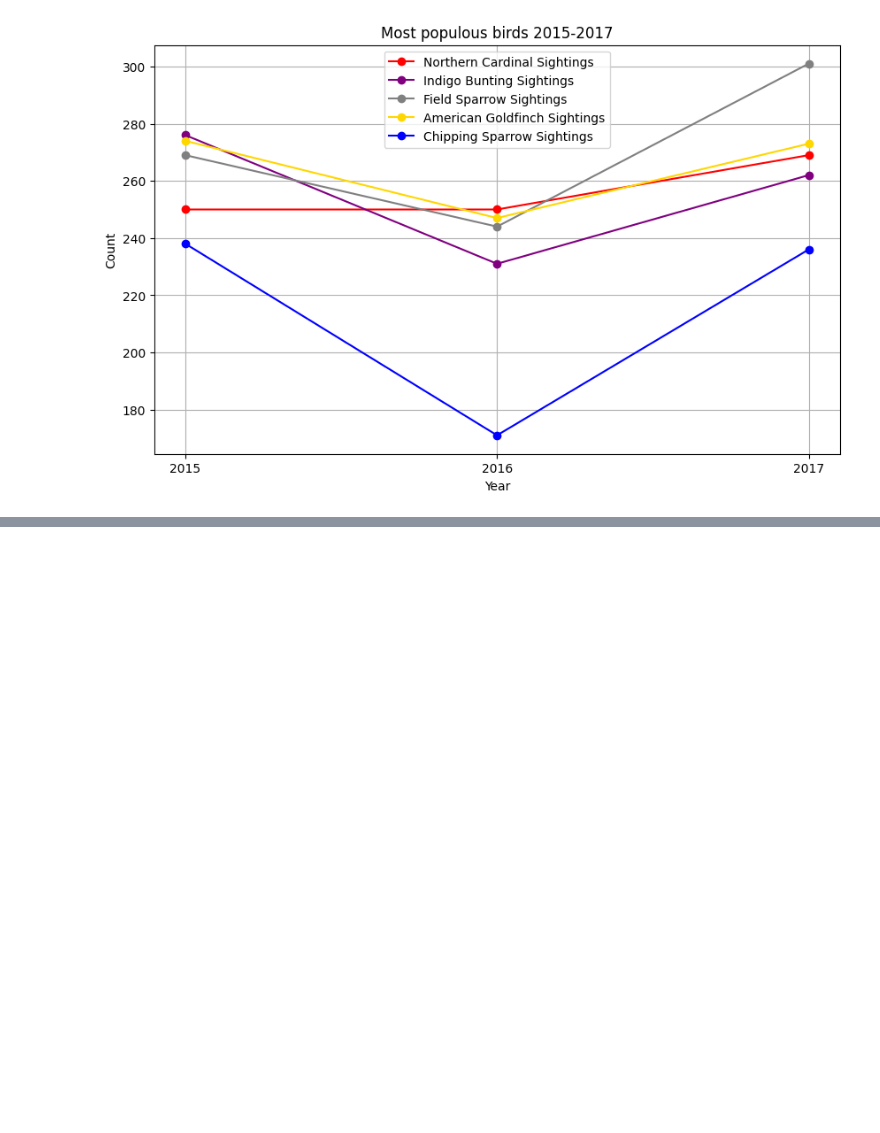
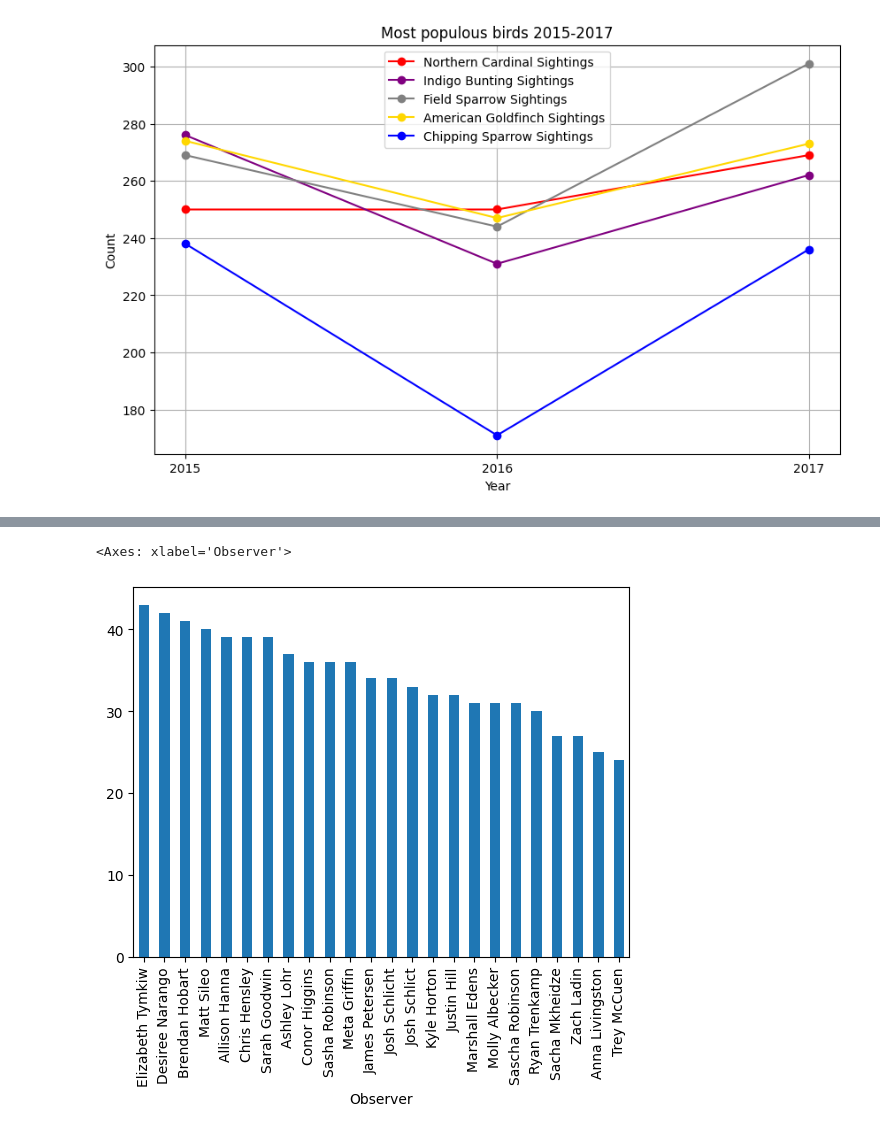
Before and after one commit to Zenon-Nowakowski/Bird-watching-data-analysis, a Jupyter notebook: main.ipynb, the cells around one changed output, grey strips where cells are left out. Drawn from its saved outputs; the diff is of its cells as text; code cells hidden in the pictures; blank space fills up the shorter version.

```diff
--- a/main.ipynb
+++ b/main.ipynb
@@ -181,0 +240,6 @@ ValueError: could not convert string to float: 'ANTI'
+# %%
+#All birds which have been spotted less than 10 times
+rare_bird = birds['Common_Name'].value_counts()[birds['Common_Name'].value_counts() < 10].to_csv('Rare birds.csv')
+rare_bird_spotters = birds['Common_Name'].groupby(birds['Observer']).value_counts()[birds['Common_Name'].groupby(birds['Observer']).value_counts() < 10].to_csv('Rare bird Spotters.csv')
+rare_birds = pd.read_csv('Rare birds.csv')
+rare_bird_spotters = pd.read_csv('Rare bird Spotters.csv')
@@ -181,0 +283,5 @@ ValueError: could not convert string to float: 'ANTI'
+# %%
+rare_bird_spotters['Observer'].value_counts().plot(kind='bar')
+# %% [output]
+<Axes: xlabel='Observer'>
+[figure, added]
```
Also changed, not shown: parts of 24 cells of this notebook, 7 other files.
